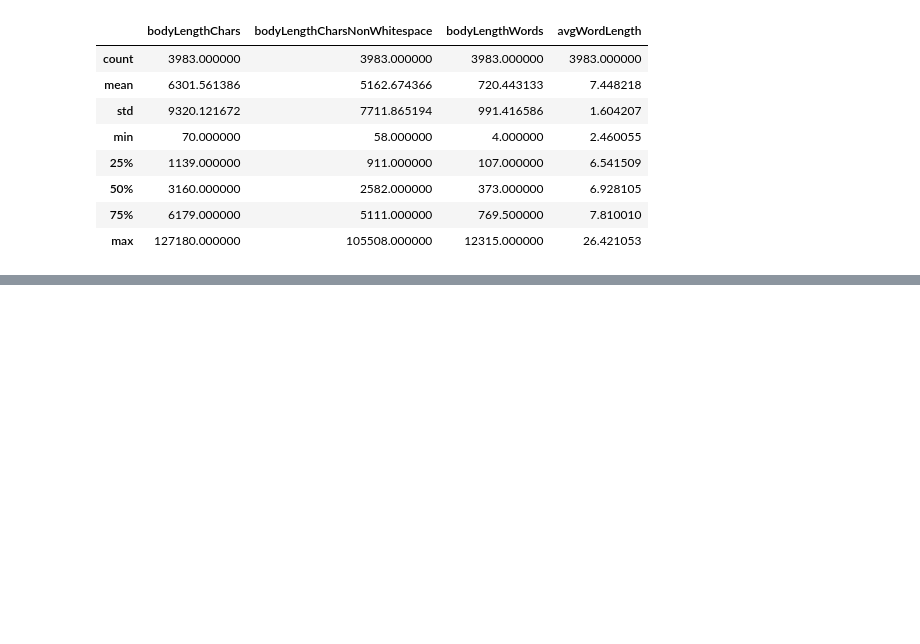
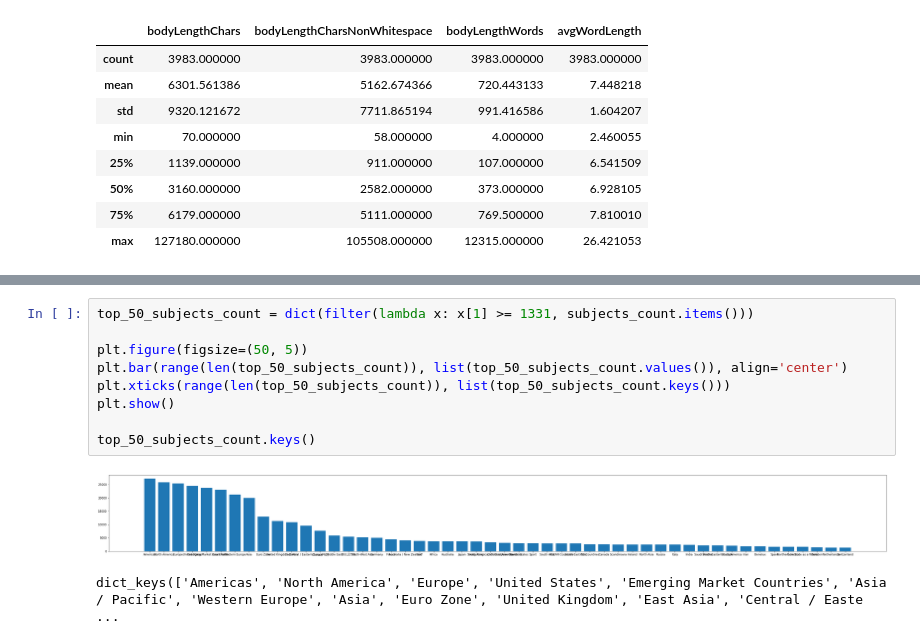
Before and after one commit to heychrisek/msc-data-science-project, a Jupyter notebook: data-dimensions.ipynb, the cells around one changed output, grey strips where cells are left out. Drawn from its saved outputs; the diff is of its cells as text; blank space fills up the shorter version.

```diff
--- a/data-dimensions.ipynb
+++ b/data-dimensions.ipynb
@@ -84,0 +170,12 @@ df[df['subjects'].isnull()].describe()
+# %%
+top_50_subjects_count = dict(filter(lambda x: x[1] >= 1331, subjects_count.items()))
+
+plt.figure(figsize=(50, 5))
+plt.bar(range(len(top_50_subjects_count)), list(top_50_subjects_count.values()), align='center')
+plt.xticks(range(len(top_50_subjects_count)), list(top_50_subjects_count.keys()))
+plt.show()
+
+top_50_subjects_count.keys()
+# %% [output]
+[figure, added]
+dict_keys(['Americas', 'North America', 'Europe', 'United States', 'Emerging Market Countries', 'Asia / Pacific', 'Western Europe', 'Asia', 'Euro Zone', 'United Kingdom', 'East Asia', 'Central / Easte ...
```
Also changed, not shown: parts of 11 cells of this notebook, 4 other files.
